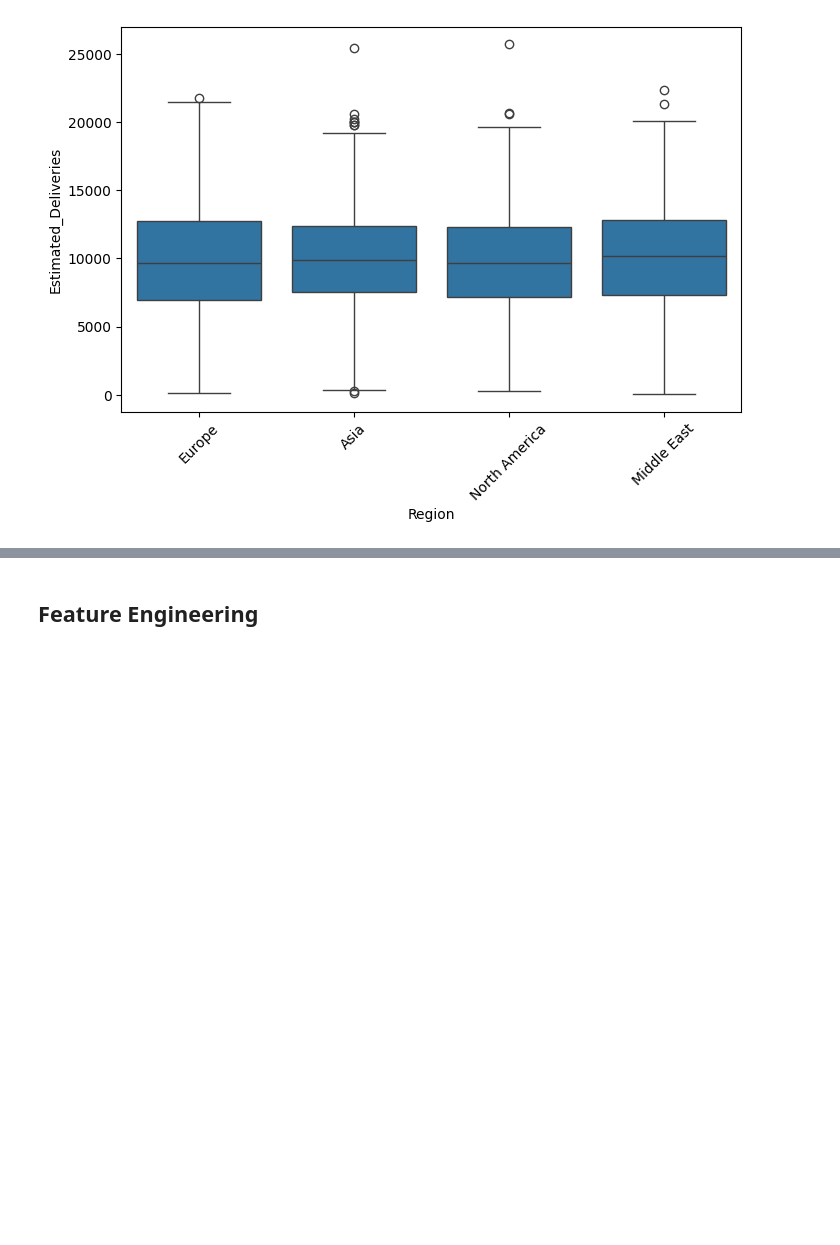
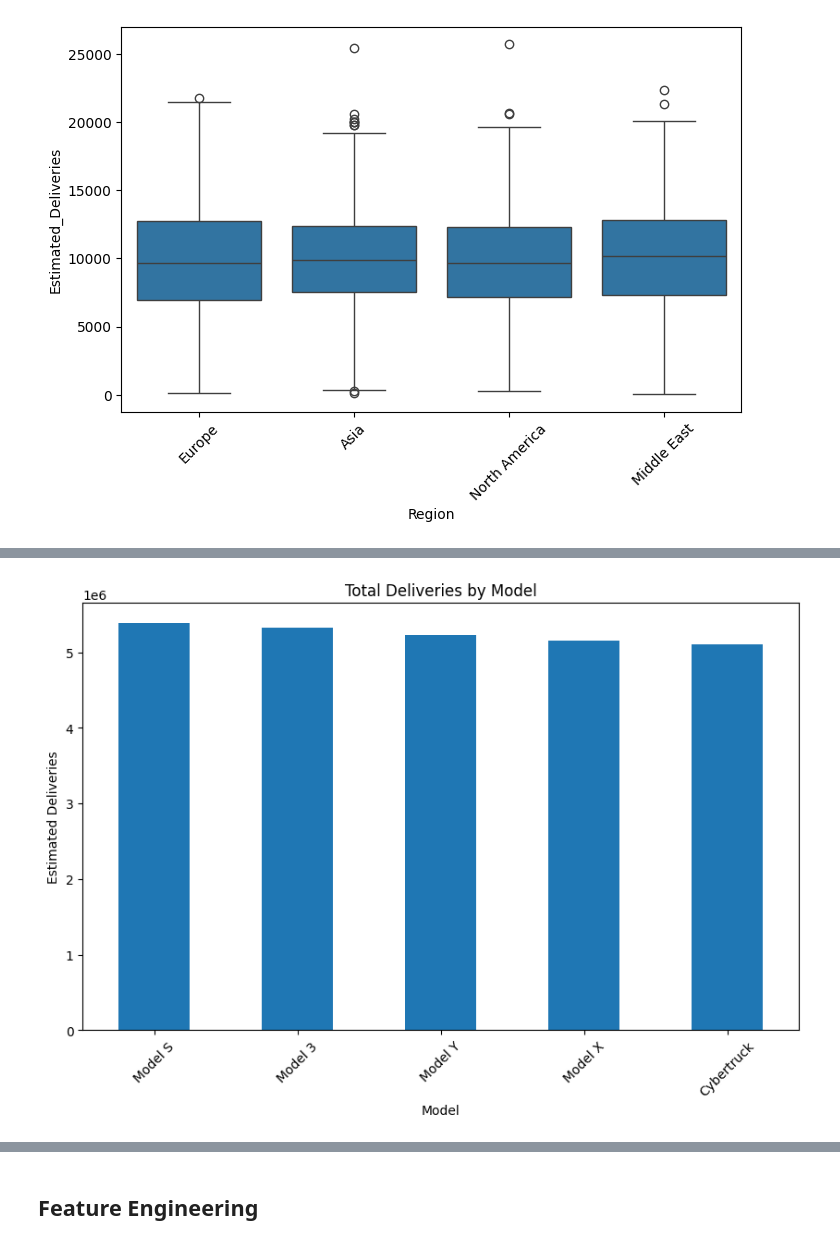
Before and after one commit to shekhawat18/Celebal-Internship-2026, a Jupyter notebook: Week2/tesla_analysis.ipynb, the cells around one changed output, grey strips where cells are left out. Drawn from its saved outputs; the diff is of its cells as text; code cells hidden in the pictures; blank space fills up the shorter version.

```diff
--- a/Week2/tesla_analysis.ipynb
+++ b/Week2/tesla_analysis.ipynb
@@ -66,0 +73,13 @@ No missing values were found in the dataset.
+# %%
+# Check duplicate rows
+
+duplicates = df.duplicated().sum()
+
+print(f"Number of duplicate rows: {duplicates}")
+
+if duplicates > 0:
+    print("Removing duplicate rows...")
+    df = df.drop_duplicates()
+    print("Duplicates removed.")
+else:
+    print("No duplicate records found.")
@@ -107,0 +144,19 @@ plt.show()
+# %%
+plt.figure(figsize=(10,6))
+
+model_delivery = (
+    df.groupby('Model')['Estimated_Deliveries']
+      .sum()
+      .sort_values(ascending=False)
+)
+
+model_delivery.plot(kind='bar')
+
+plt.title("Total Deliveries by Model")
+plt.xlabel("Model")
+plt.ylabel("Estimated Deliveries")
+plt.xticks(rotation=45)
+
+plt.show()
+# %% [output]
+[figure, added]
```
Also changed, not shown: parts of 49 cells of this notebook.
